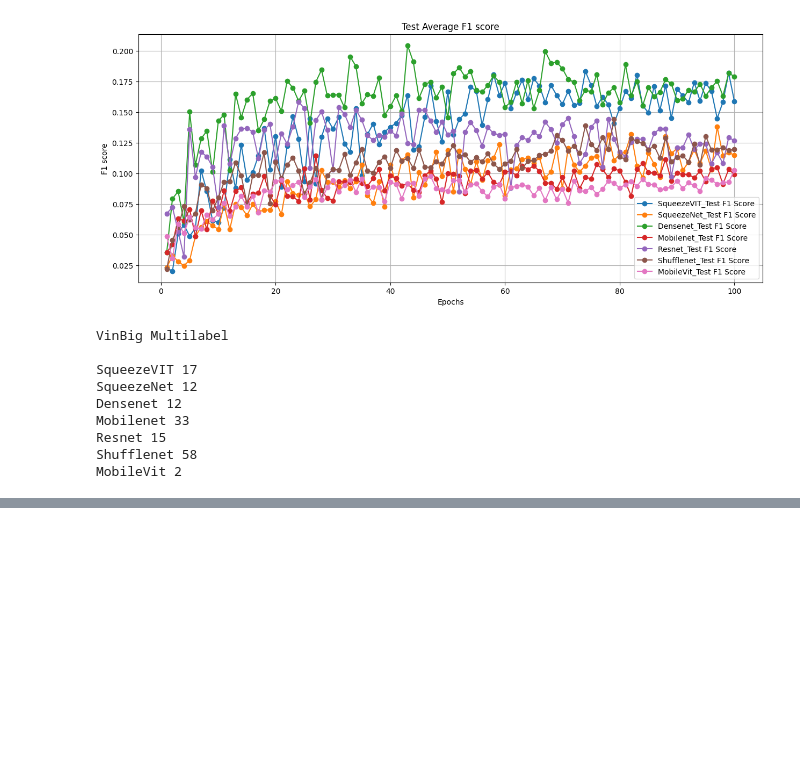
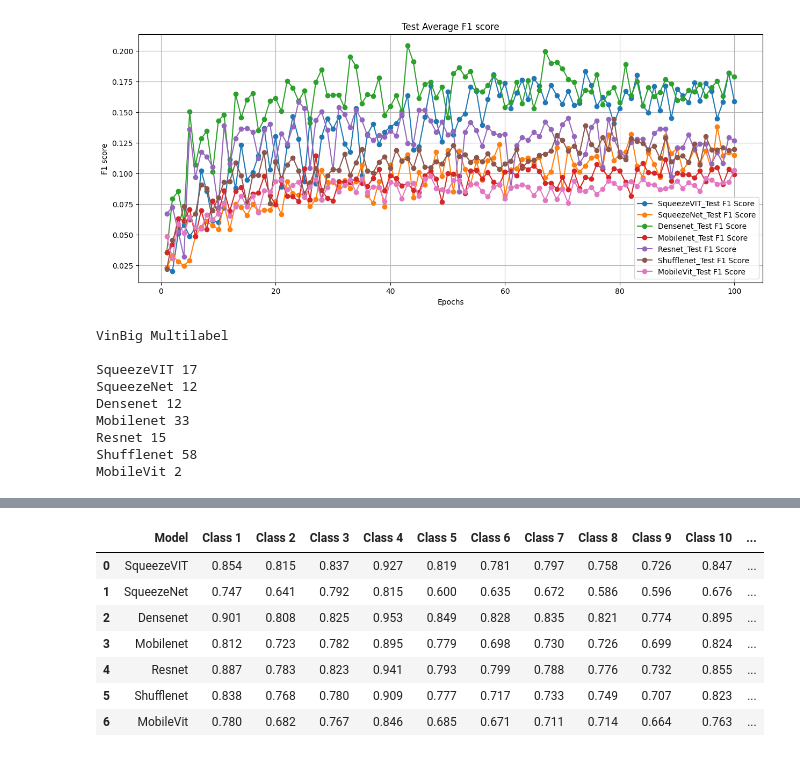
Before and after one commit to SS-Sid/BTP, a Jupyter notebook: notebooks/Comparison_all_models_Vinbig.ipynb, the cells around one changed output, grey strips where cells are left out. Cells and saved outputs as stored; diff of their text form; code cells hidden in the pictures; blank space fills up the shorter version.

```diff
--- a/notebooks/Comparison_all_models_Vinbig.ipynb
+++ b/notebooks/Comparison_all_models_Vinbig.ipynb
@@ -428,3 +428,14 @@ df
 | 4 | Resnet | 0.886540 | 0.782777 | 0.822510 | 0.941194 | 0.793030 | 0.798511 | 0.787923 | 0.776353 | 0.732498 | 0.855270 | ... |
 | 5 | Shufflenet | 0.837559 | 0.768471 | 0.780294 | 0.908968 | 0.777455 | 0.717119 | 0.732641 | 0.748653 | 0.706706 | 0.823316 | ... |
 | 6 | MobileVit | 0.779665 | 0.681509 | 0.767077 | 0.845597 | 0.685222 | 0.671375 | 0.710782 | 0.714257 | 0.663525 | 0.762856 | ... |
+# %%
+df.round(3)
+# %% [output]
+|  | Model | Class 1 | Class 2 | Class 3 | Class 4 | Class 5 | Class 6 | Class 7 | Class 8 | Class 9 | Class 10 | ... |
+| 0 | SqueezeVIT | 0.854 | 0.815 | 0.837 | 0.927 | 0.819 | 0.781 | 0.797 | 0.758 | 0.726 | 0.847 | ... |
+| 1 | SqueezeNet | 0.747 | 0.641 | 0.792 | 0.815 | 0.600 | 0.635 | 0.672 | 0.586 | 0.596 | 0.676 | ... |
+| 2 | Densenet | 0.901 | 0.808 | 0.825 | 0.953 | 0.849 | 0.828 | 0.835 | 0.821 | 0.774 | 0.895 | ... |
+| 3 | Mobilenet | 0.812 | 0.723 | 0.782 | 0.895 | 0.779 | 0.698 | 0.730 | 0.726 | 0.699 | 0.824 | ... |
+| 4 | Resnet | 0.887 | 0.783 | 0.823 | 0.941 | 0.793 | 0.799 | 0.788 | 0.776 | 0.732 | 0.855 | ... |
+| 5 | Shufflenet | 0.838 | 0.768 | 0.780 | 0.909 | 0.777 | 0.717 | 0.733 | 0.749 | 0.707 | 0.823 | ... |
+| 6 | MobileVit | 0.780 | 0.682 | 0.767 | 0.846 | 0.685 | 0.671 | 0.711 | 0.714 | 0.664 | 0.763 | ... |
```
Also changed, not shown: 2 other files.
